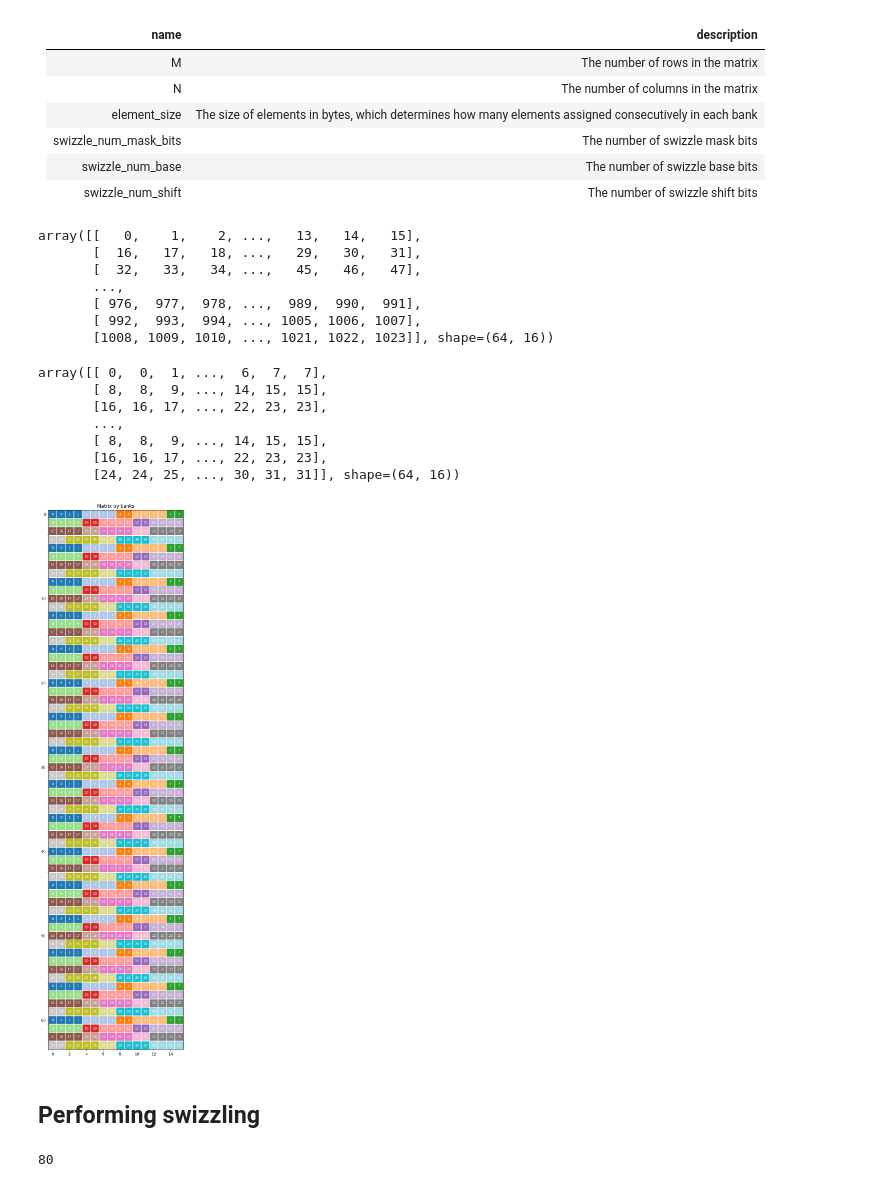
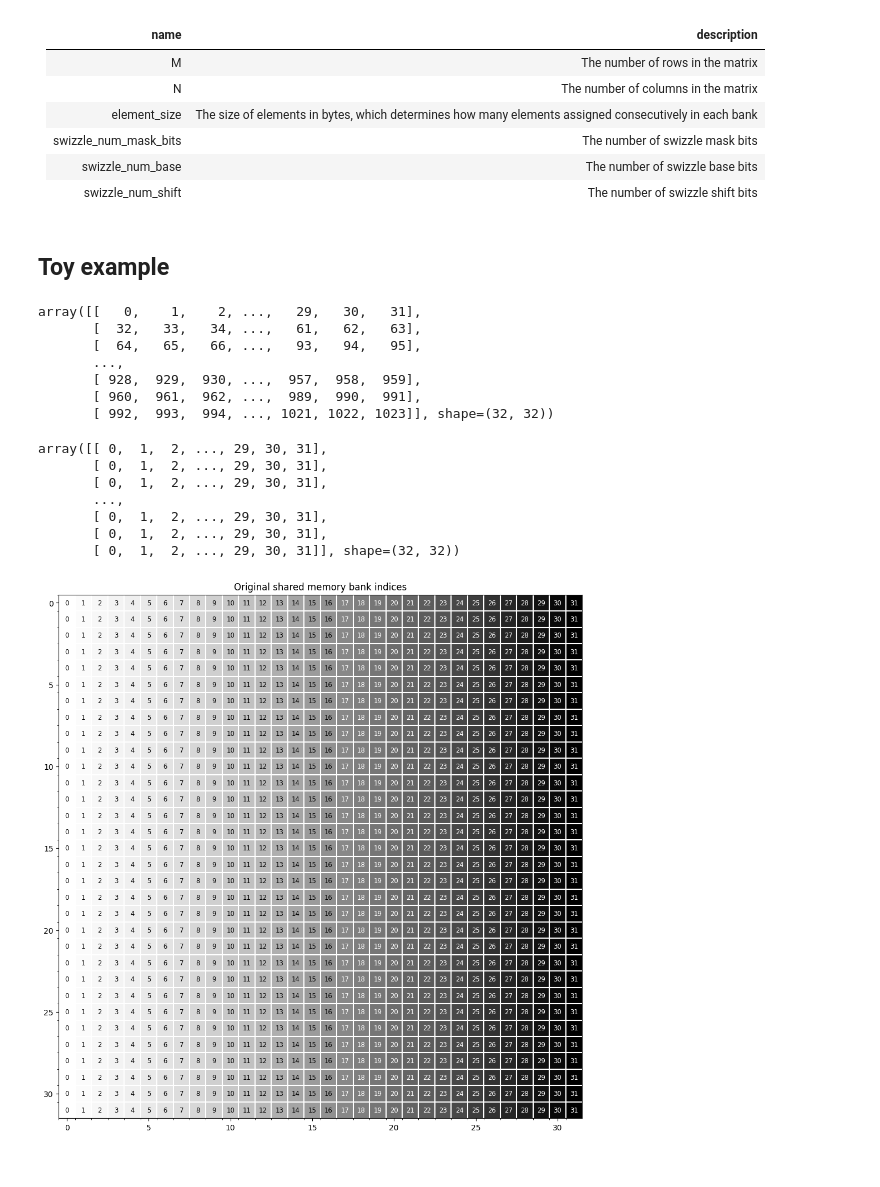
Before and after one commit to kathsucurry/cuda_matrix_multiplication, a Jupyter notebook: notebooks/understanding_swizzle.ipynb, the cells around one changed output. Drawn from its saved outputs; the diff is of its cells as text; code cells hidden in the pictures.

```diff
--- a/notebooks/understanding_swizzle.ipynb
+++ b/notebooks/understanding_swizzle.ipynb
@@ -58,14 +58,16 @@ def plot_matrix(
     num_cols: int,
     title: str = "",
     hline_iter: int = -1,
+    fig_size: tuple = (10, 20),
+    save_file: Optional[str] = None,
 ):
     plt.close()
 
     bank_array     = bank_array.astype(int)
     annotate_array = annotate_array.astype(int)
 
-    _, ax = plt.subplots(figsize=(10, 20))
-    ax.imshow(bank_array, cmap="tab20")
+    _, ax = plt.subplots(figsize=fig_size)
+    ax.imshow(bank_array, cmap="Greys")
     ax.set_xticks(np.arange(num_cols)-0.5, minor=True)
     ax.set_yticks(np.arange(num_rows)-0.5, minor=True)
     ax.grid(which="minor", color="w", linestyle='-', linewidth=1.5)
@@ -73,12 +75,17 @@ def plot_matrix(
     # Add bank annotations.
     for i in range(bank_array.shape[0]):
         for j in range(bank_array.shape[1]):
-            ax.text(j, i, annotate_array[i, j], ha="center", va="center", color="w", size="small")
+            color = "w" if bank_array[i, j] % 32 > 16 else "black"
+            ax.text(j, i, annotate_array[i, j], ha="center", va="center", color=color, size="small")
 
     if hline_iter > 0:
         for row_idx in range(1, num_rows // hline_iter):
-            ax.axhline(y=(row_idx * hline_iter) - 0.5, color="black", linestyle='--', linewidth=2)
+            ax.axhline(y=(row_idx * hline_iter) - 0.5, color="orange", linestyle='-', linewidth=2)
 
     plt.title(title)
     plt.tight_layout()
+
+    if save_file is not None:
+        plt.savefig(save_file, bbox_inches="tight")
+
     plt.show()
@@ -95,40 +118,40 @@ The parameters are as follows.
 | swizzle_num_mask_bits | The number of swizzle mask bits |
 | swizzle_num_base | The number of swizzle base bits |
 | swizzle_num_shift | The number of swizzle shift bits |
+# %% [markdown]
+## Toy example
 # %%
 # Initialize parameters.
-M = 64
-N = 16
-element_size = 2
+M = 32
+N = 32
+element_size = 4
 # %%
-# Initialize the matrix with offsets as its values.
+# Initialize the matrix with indices as its values.
 matrix = np.arange(M * N).reshape((M, N))
 matrix
 # %% [output]
-array([[   0,    1,    2, ...,   13,   14,   15],
-       [  16,   17,   18, ...,   29,   30,   31],
-       [  32,   33,   34, ...,   45,   46,   47],
+array([[   0,    1,    2, ...,   29,   30,   31],
+       [  32,   33,   34, ...,   61,   62,   63],
+       [  64,   65,   66, ...,   93,   94,   95],
        ...,
-       [ 976,  977,  978, ...,  989,  990,  991],
-       [ 992,  993,  994, ..., 1005, 1006, 1007],
-       [1008, 1009, 1010, ..., 1021, 1022, 1023]], shape=(64, 16))
+       [ 928,  929,  930, ...,  957,  958,  959],
+       [ 960,  961,  962, ...,  989,  990,  991],
+       [ 992,  993,  994, ..., 1021, 1022, 1023]], shape=(32, 32))
 # %%
 # Divide the matrix into banks.
 matrix_by_bank = ((matrix % (32 * 4 / element_size)) // (4 / element_size)).astype(int)
 matrix_by_bank
 # %% [output]
-array([[ 0,  0,  1, ...,  6,  7,  7],
-       [ 8,  8,  9, ..., 14, 15, 15],
-       [16, 16, 17, ..., 22, 23, 23],
+array([[ 0,  1,  2, ..., 29, 30, 31],
+       [ 0,  1,  2, ..., 29, 30, 31],
+       [ 0,  1,  2, ..., 29, 30, 31],
        ...,
-       [ 8,  8,  9, ..., 14, 15, 15],
-       [16, 16, 17, ..., 22, 23, 23],
-       [24, 24, 25, ..., 30, 31, 31]], shape=(64, 16))
+       [ 0,  1,  2, ..., 29, 30, 31],
+       [ 0,  1,  2, ..., 29, 30, 31],
+       [ 0,  1,  2, ..., 29, 30, 31]], shape=(32, 32))
 # %%
 # Visualize the elements in As colored by banks.
 plot_matrix(
-    matrix_by_bank, matrix_by_bank, M, N, "Matrix by banks")
+    matrix_by_bank, matrix_by_bank, M, N, "Original shared memory bank indices", save_file="kernel14_example_before")
 # %% [output]
-[figure, old version]
+[figure, new version]
-# %% [markdown]
-## Performing swizzling
@@ -153,12 +158,10 @@ def perform_swizzle(swizzle_op: Swizzle, matrix: np.ndarray) -> Tuple[np.ndarray
 # %%
 # Feel free to play around with the values below.
-base     = 4 # 16 elements should always be packed together.
-bits_num = 2 # 4 groups (64 / 16) to permute.
-# abs(shift) >= bits_num
-shift    = 2 # each full-bank "row" contains 64 elements; log2(64) - base
+base     = 0
+bits_num = 5 # 32 elements to permute --> log2(32)
+# Requirement: abs(shift) >= bits_num
+shift    = 5 # Each full-bank "row" contains 32 elements --> log2(32) - 0
 
 # Create the swizzle_op object.
 swizzle_op = Swizzle(bits_num, base, shift)
 swizzled_matrix_by_banks, swizzled_matrix = perform_swizzle(swizzle_op, matrix)
-# %% [output]
-80
```
Also changed, not shown: parts of 13 cells of this notebook, 3 other files.
